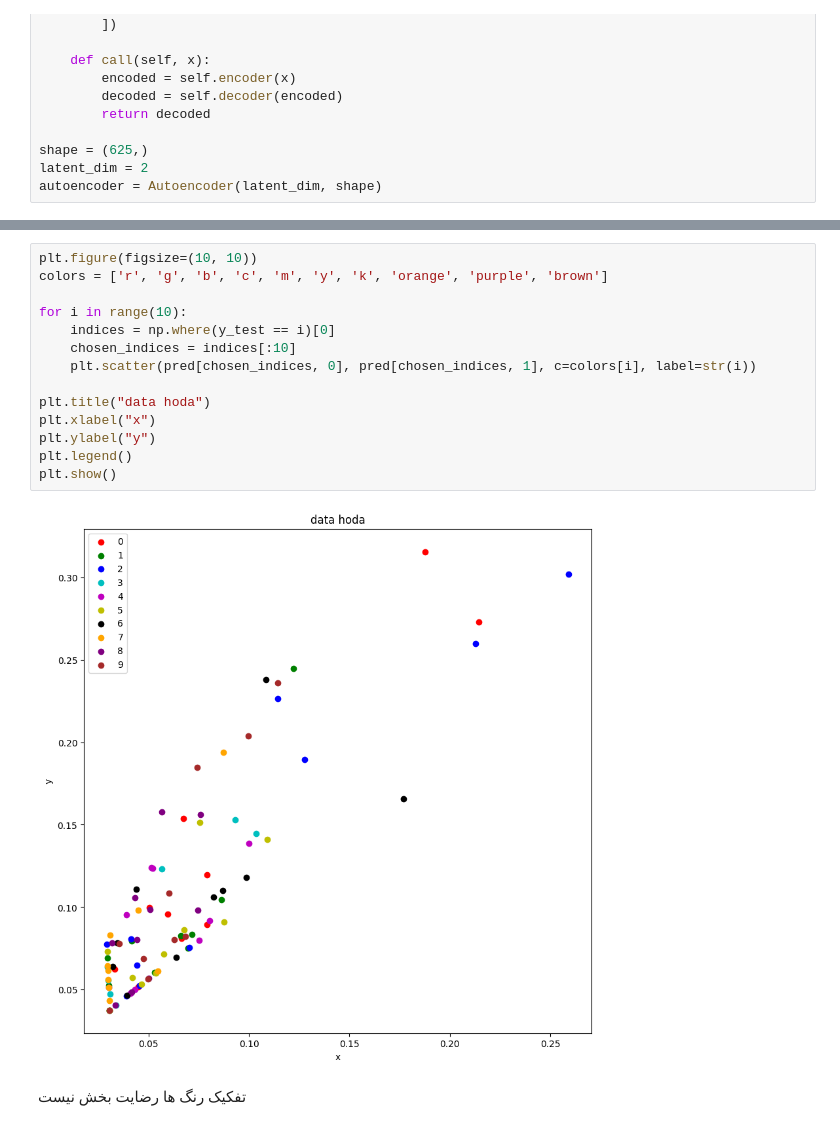
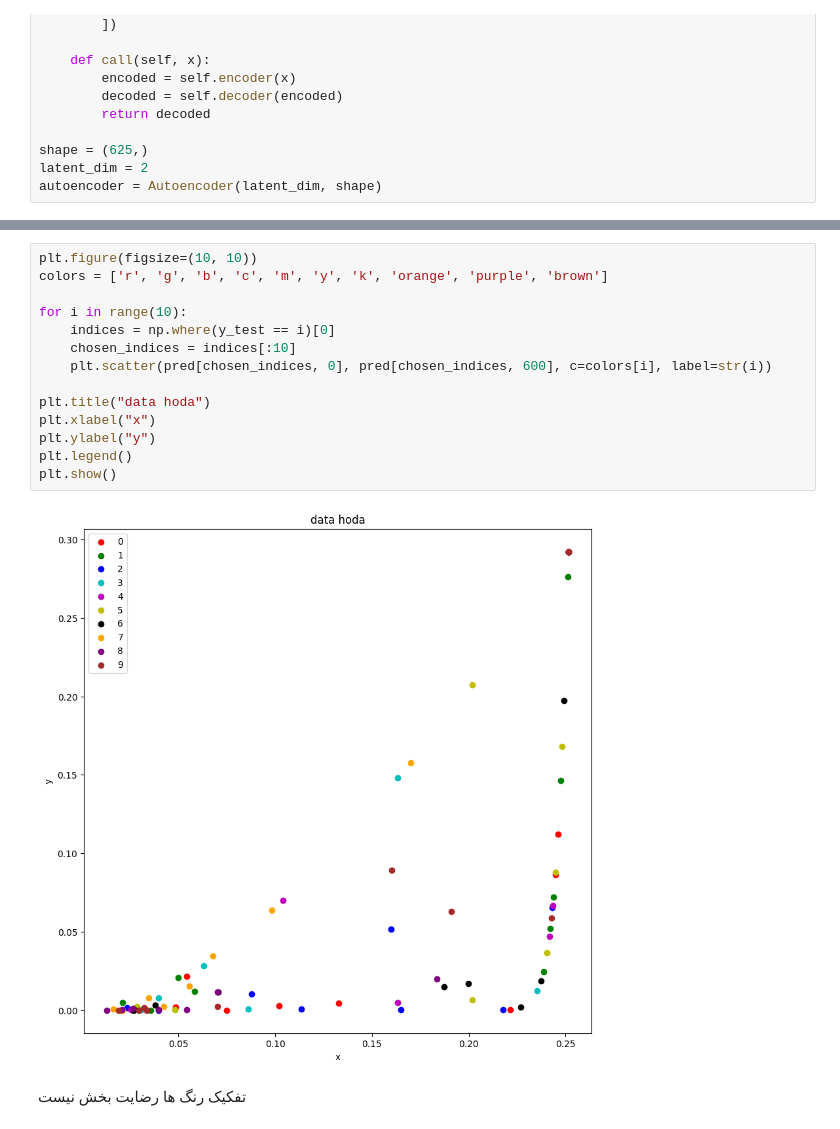
Before and after one commit to MaryamMortazaviSefat/new, a Jupyter notebook: q1.ipynb, the cells around one changed output, grey strips where cells are left out. Drawn from its saved outputs; the diff is of its cells as text.

```diff
--- a/q1.ipynb
+++ b/q1.ipynb
@@ -91,18 +81,18 @@ pred=autoencoder.predict(x_train)
 # %%
 plt.figure(figsize=(10, 10))
 colors = ['r', 'g', 'b', 'c', 'm', 'y', 'k', 'orange', 'purple', 'brown']
 
 for i in range(10):
     indices = np.where(y_test == i)[0]
     chosen_indices = indices[:10]
-    plt.scatter(pred[chosen_indices, 0], pred[chosen_indices, 1], c=colors[i], label=str(i))
+    plt.scatter(pred[chosen_indices, 0], pred[chosen_indices, 600], c=colors[i], label=str(i))
 
 plt.title("data hoda")
 plt.xlabel("x")
 plt.ylabel("y")
 plt.legend()
 plt.show()
 # %% [output]
-[figure, old version]
+[figure, new version]
 # %% [markdown]
 تفکیک رنگ ها رضایت بخش نیست
```
Also changed, not shown: parts of 9 cells of this notebook.
